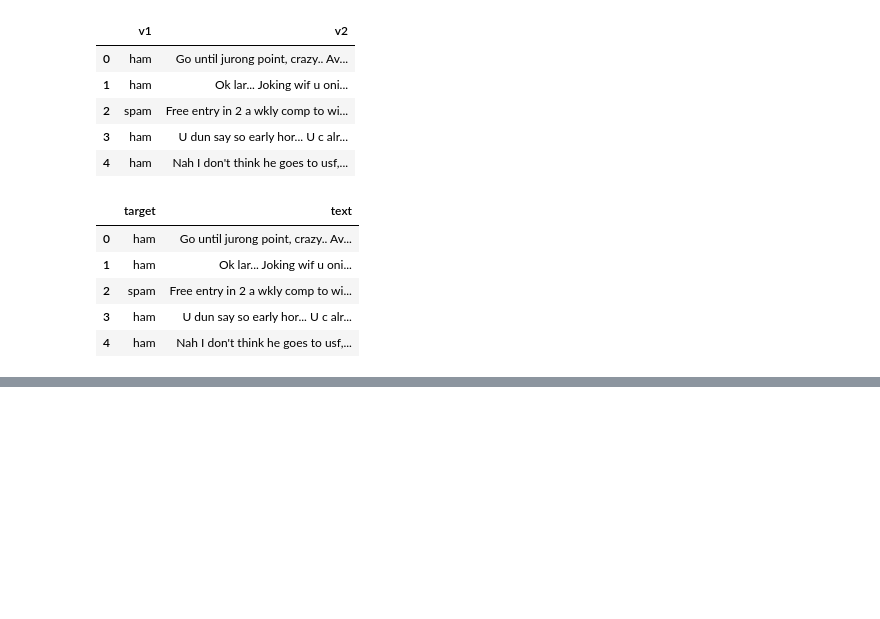
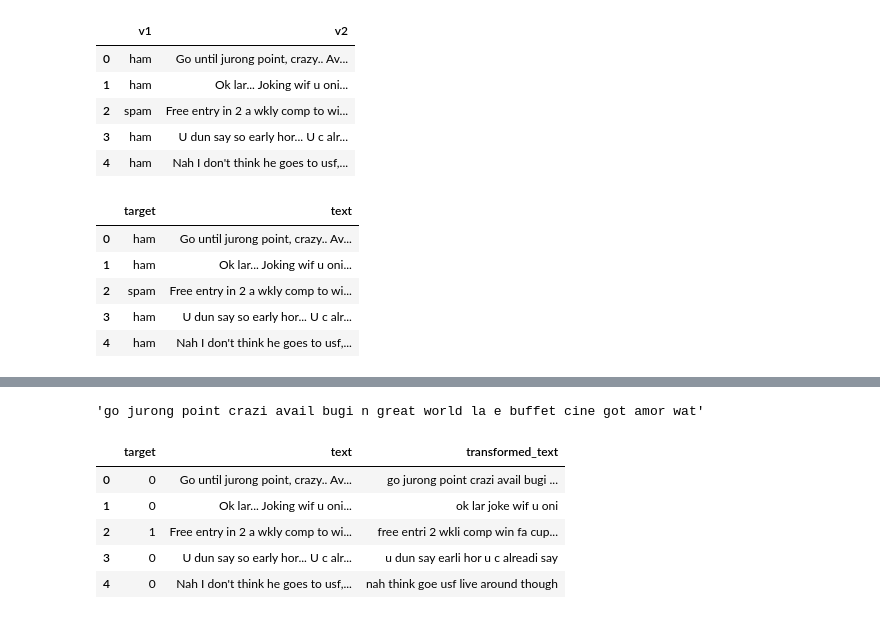
Before and after one commit to Jami40/MLOPS_END_TO_END_PIPELINE_DVC_AWS_ML, a Jupyter notebook: experiments/basic_ml_code.ipynb, the cells around one changed output, grey strips where cells are left out. Saved outputs shown, nothing was run; the diff lists cells and outputs as text; code cells hidden in the pictures; blank space fills up the shorter version.

Commit message:
Does Data Preprocessing and Feature Engineering for the dataset

```diff
--- a/experiments/basic_ml_code.ipynb
+++ b/experiments/basic_ml_code.ipynb
@@ -98,0 +150,40 @@ df.head()
+# %%
+# Importing the Porter Stemmer for text stemming
+from nltk.stem.porter import PorterStemmer
+
+# Importing the string module for handling special characters
+import string
+
+ps = PorterStemmer()
+# %%
+# Lowercase transformation and text preprocessing function
+def transform_text(text):
+    # Transform the text to lowercase
+    text = text.lower()
+
+    # Tokenization using NLTK
+    text = nltk.word_tokenize(text)
+
+    # Removing special characters
+    y = []
+    for i in text:
+        if i.isalnum():
+            y.append(i)
+
+    # Removing stop words and punctuation
+    text = y[:]
+    y.clear()
+
+    # Loop through the tokens and remove stopwords and punctuation
+    for i in text:
+        if i not in stopwords.words('english') and i not in string.punctuation:
+            y.append(i)
+
+    # Stemming using Porter Stemmer
+    text = y[:]
+    y.clear()
+    for i in text:
+        y.append(ps.stem(i))
+
+    # Join the processed tokens back into a single string
+    return " ".join(y)
@@ -98,0 +203,14 @@ df.head()
+# %%
+transform_text("Go until jurong point, crazy.. Available only in bugis n great world la e buffet... Cine there got amore wat...")
+# %% [output]
+'go jurong point crazi avail bugi n great world la e buffet cine got amor wat'
+# %%
+df['transformed_text'] = df['text'].apply(transform_text)
+df.head()
+# %% [output]
+|  | target | text | transformed_text |
+| 0 | 0 | Go until jurong point, crazy.. Av... | go jurong point crazi avail bugi ... |
+| 1 | 0 | Ok lar... Joking wif u oni... | ok lar joke wif u oni |
+| 2 | 1 | Free entry in 2 a wkly comp to wi... | free entri 2 wkli comp win fa cup... |
+| 3 | 0 | U dun say so early hor... U c alr... | u dun say earli hor u c alreadi say |
+| 4 | 0 | Nah I don't think he goes to usf,... | nah think goe usf live around though |
```
Also changed, not shown: parts of 9 cells of this notebook.
